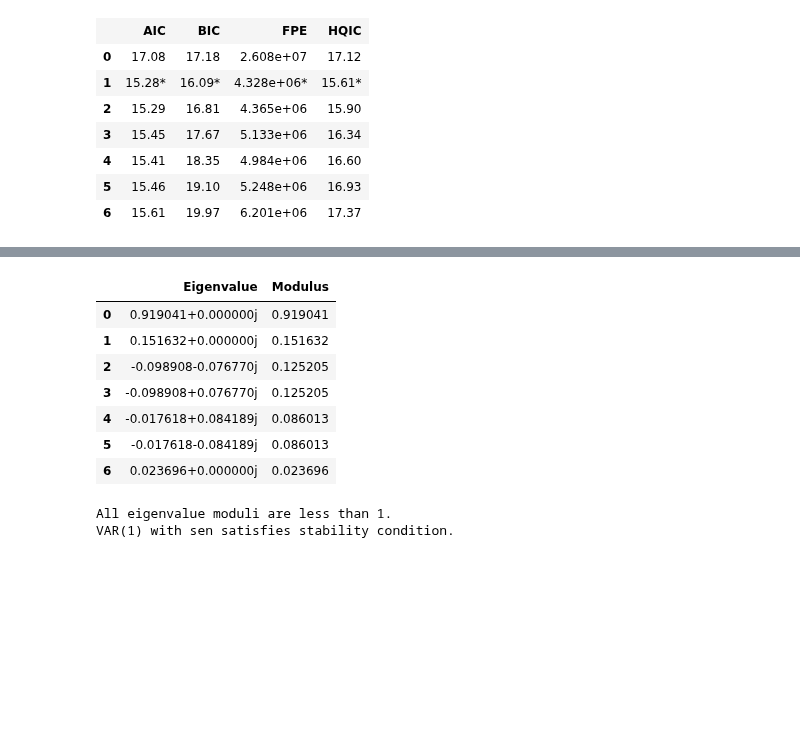
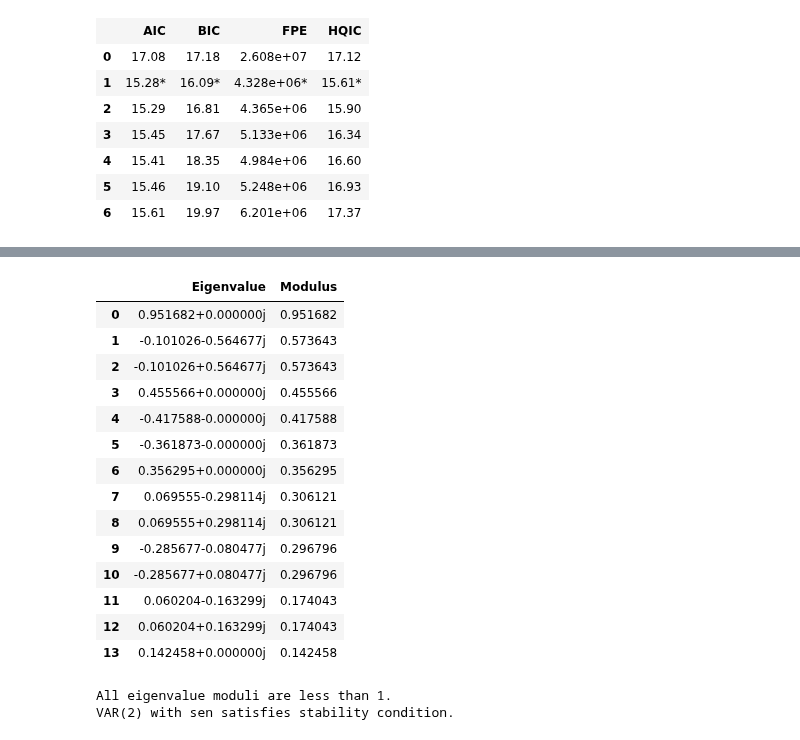
Before and after one commit to yang2094582004-ai/MSIN0114---Dissertation, a Jupyter notebook: S&P 500.ipynb, the cells around one changed output, grey strips where cells are left out. Saved outputs shown, nothing was run; the diff lists cells and outputs as text; code cells hidden in the pictures; blank space fills up the shorter version.

```diff
--- a/S&P 500.ipynb
+++ b/S&P 500.ipynb
@@ -1557,5 +1558,5 @@ Estimate the VAR model with one lag using market returns and the constructed sen
 # %%
-# Estimate the VAR(1) model with sen.
+# Estimate the VAR(2) model with sen.
 var_vars_sen = [
     "r_shanghai",
     "r_nikkei",
@@ -1569,10 +1570,10 @@ var_vars_sen = [
 var_data_sen = analysis_df[var_vars_sen].dropna().copy()
 var_model_sen = VAR(var_data_sen)
 
-# fit(1) includes lag 1.
-var_results_sen_lag1 = var_model_sen.fit(1)
+# fit(2) includes lags 1 and 2.
+var_results_sen_lag2 = var_model_sen.fit(2)
 
-print(var_results_sen_lag1.summary())
+print(var_results_sen_lag2.summary())
 # %% [output]
   Summary of Regression Results
 ==================================
@@ -1683,35 +1685,42 @@ Check whether the VAR(1) model with sen satisfies the stability condition.
 # %%
 # Stability test using companion-matrix eigenvalues.
 # The VAR is stable when all eigenvalue moduli are less than 1.
-eigenvalues_sen_lag1 = 1 / var_results_sen_lag1.roots
+eigenvalues_sen_lag2 = 1 / var_results_sen_lag2.roots
 
-stability_table_sen_lag1 = pd.DataFrame({
-    "Eigenvalue": eigenvalues_sen_lag1,
-    "Modulus": np.abs(eigenvalues_sen_lag1)
+stability_table_sen_lag2 = pd.DataFrame({
+    "Eigenvalue": eigenvalues_sen_lag2,
+    "Modulus": np.abs(eigenvalues_sen_lag2)
 })
 
-stability_table_sen_lag1 = stability_table_sen_lag1.sort_values(
+stability_table_sen_lag2 = stability_table_sen_lag2.sort_values(
     by="Modulus",
     ascending=False
 ).reset_index(drop=True)
 
-display(stability_table_sen_lag1)
+display(stability_table_sen_lag2)
 
-if np.all(stability_table_sen_lag1["Modulus"] < 1):
+if np.all(stability_table_sen_lag2["Modulus"] < 1):
     print("All eigenvalue moduli are less than 1.")
-    print("VAR(1) with sen satisfies stability condition.")
+    print("VAR(2) with sen satisfies stability condition.")
 else:
     print("At least one eigenvalue modulus is greater than or equal to 1.")
-    print("VAR(1) with sen does not satisfy stability condition.")
+    print("VAR(2) with sen does not satisfy stability condition.")
 # %% [output]
 |  | Eigenvalue | Modulus |
-| 0 | 0.919041+0.000000j | 0.919041 |
-| 1 | 0.151632+0.000000j | 0.151632 |
-| 2 | -0.098908-0.076770j | 0.125205 |
-| 3 | -0.098908+0.076770j | 0.125205 |
-| 4 | -0.017618+0.084189j | 0.086013 |
-| 5 | -0.017618-0.084189j | 0.086013 |
-| 6 | 0.023696+0.000000j | 0.023696 |
+| 0 | 0.951682+0.000000j | 0.951682 |
+| 1 | -0.101026-0.564677j | 0.573643 |
+| 2 | -0.101026+0.564677j | 0.573643 |
+| 3 | 0.455566+0.000000j | 0.455566 |
+| 4 | -0.417588-0.000000j | 0.417588 |
+| 5 | -0.361873-0.000000j | 0.361873 |
+| 6 | 0.356295+0.000000j | 0.356295 |
+| 7 | 0.069555-0.298114j | 0.306121 |
+| 8 | 0.069555+0.298114j | 0.306121 |
+| 9 | -0.285677-0.080477j | 0.296796 |
+| 10 | -0.285677+0.080477j | 0.296796 |
+| 11 | 0.060204-0.163299j | 0.174043 |
+| 12 | 0.060204+0.163299j | 0.174043 |
+| 13 | 0.142458+0.000000j | 0.142458 |
 All eigenvalue moduli are less than 1.
-VAR(1) with sen satisfies stability condition.
+VAR(2) with sen satisfies stability condition.
 # %% [markdown]
```
Also changed, not shown: parts of 10 cells of this notebook, 2 other files.
